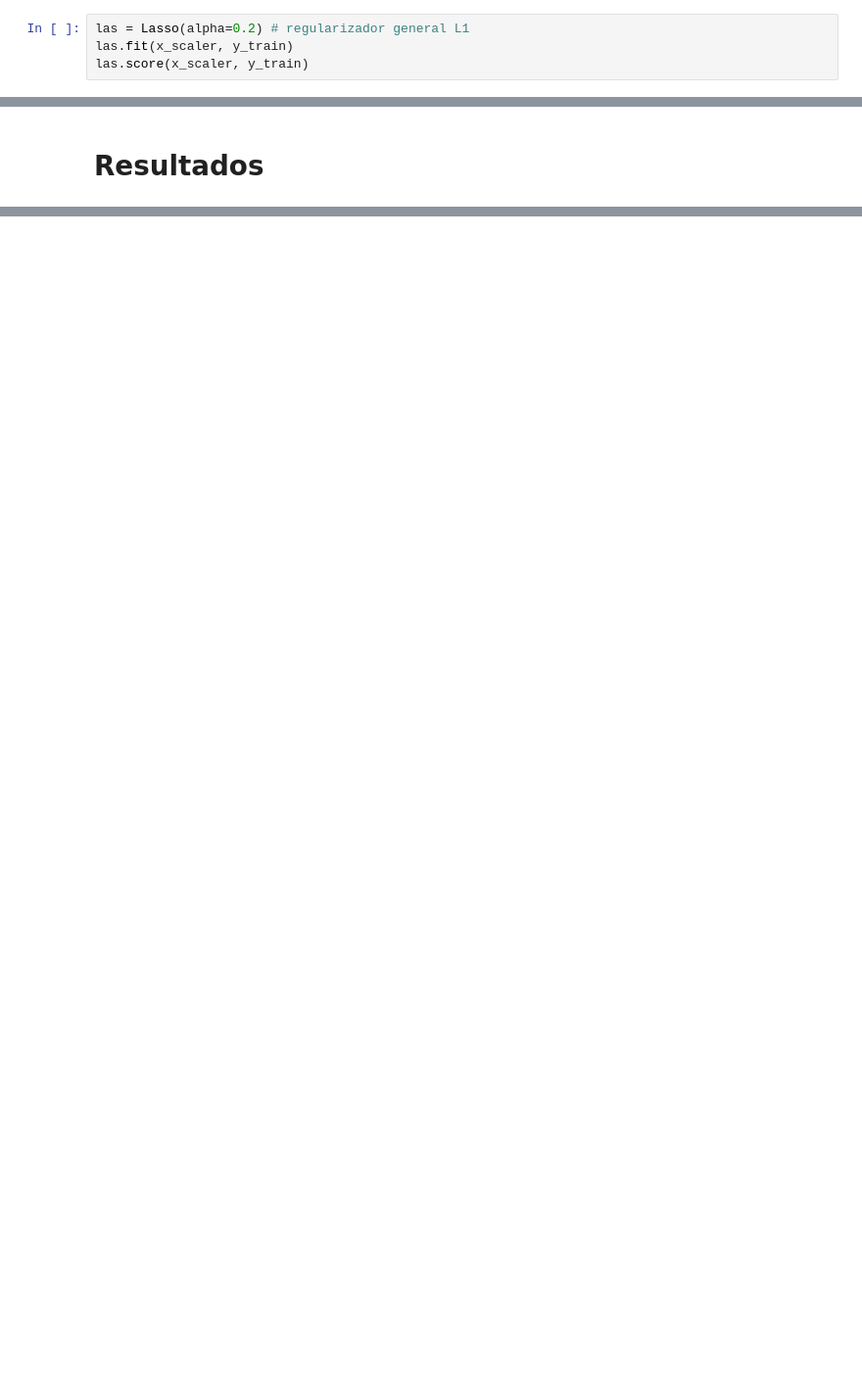
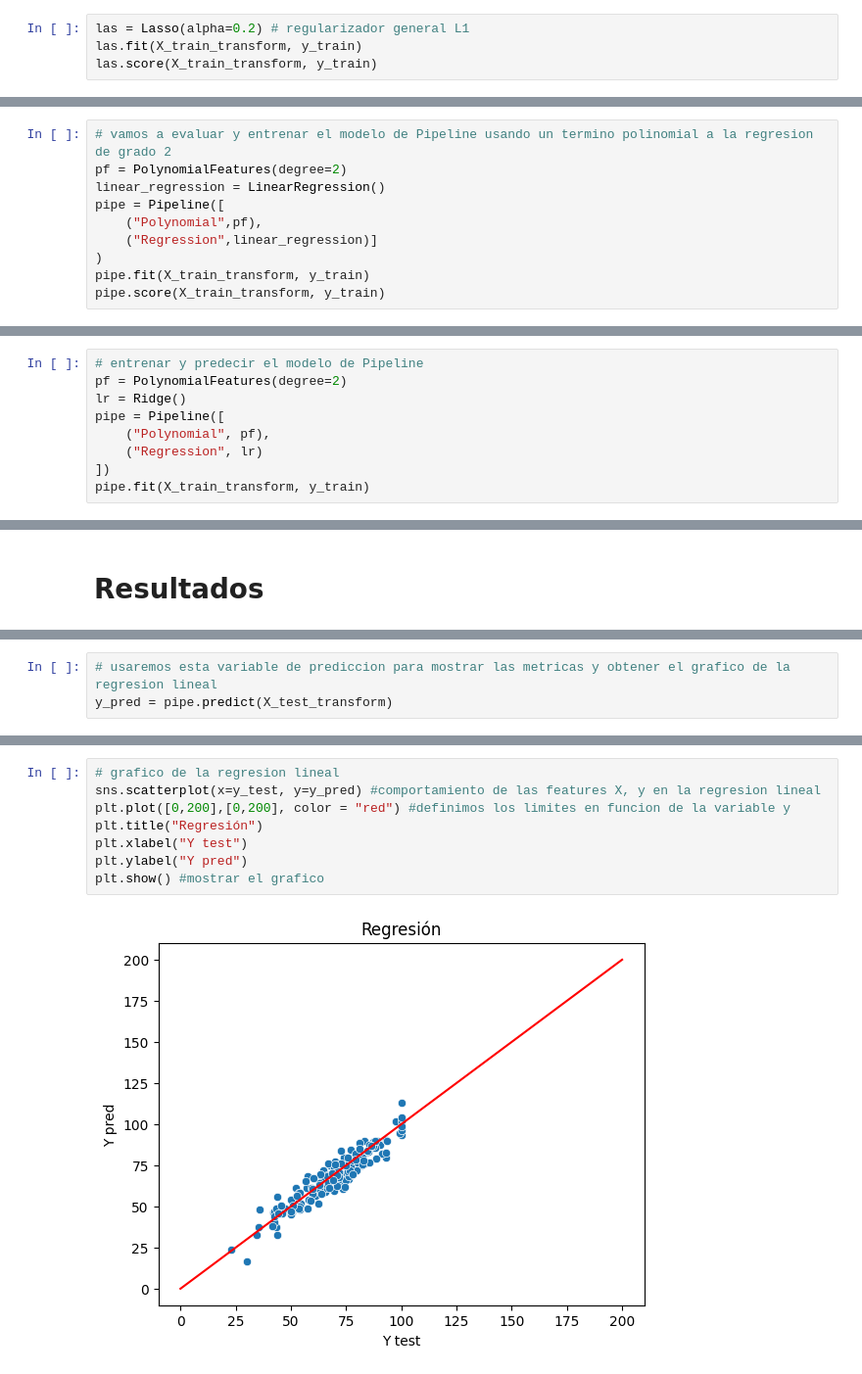
Before and after one commit to bayronbenja/Proyecto_intro_ia, a Jupyter notebook: Codigo_proyecto_ia.ipynb, the cells around one changed output, grey strips where cells are left out. Shown at 98% size. Cells and saved outputs as stored; diff of their text form; blank space fills up the shorter version.

Commit message:
resultados del modelo

```diff
--- a/Codigo_proyecto_ia.ipynb
+++ b/Codigo_proyecto_ia.ipynb
@@ -248,8 +249,8 @@ rid.score(x_scaler, y_train)
 0.9039592329592765
 # %%
 las = Lasso(alpha=0.2) # regularizador general L1
-las.fit(x_scaler, y_train)
-las.score(x_scaler, y_train)
+las.fit(X_train_transform, y_train)
+las.score(X_train_transform, y_train)
 # %% [output]
 0.9027990364365215
 # %%
@@ -258,3 +259,13 @@ cv = cross_validate(linear_regression, x_scaler, y_train)["test_score"]
 print("promedio de cross validation:", cv.mean().round(3), "desviacion estandar de cross validation:", cv.std().round(3))
 # %% [output]
 promedio de cross validation: 0.896 desviacion estandar de cross validation: 0.026
+# %%
+# vamos a evaluar y entrenar el modelo de Pipeline usando un termino polinomial a la regresion de grado 2
+pf = PolynomialFeatures(degree=2)
+linear_regression = LinearRegression()
+pipe = Pipeline([
+    ("Polynomial",pf),
+    ("Regression",linear_regression)]
+)
+pipe.fit(X_train_transform, y_train)
+pipe.score(X_train_transform, y_train)
@@ -260,0 +280,9 @@ promedio de cross validation: 0.896 desviacion estandar de cross validation: 0.0
+# %%
+# entrenar y predecir el modelo de Pipeline
+pf = PolynomialFeatures(degree=2)
+lr = Ridge()
+pipe = Pipeline([
+    ("Polynomial", pf),
+    ("Regression", lr)
+])
+pipe.fit(X_train_transform, y_train)
@@ -266,0 +304,3 @@ promedio de cross validation: 0.896 desviacion estandar de cross validation: 0.0
+# %%
+# usaremos esta variable de prediccion para mostrar las metricas y obtener el grafico de la regresion lineal
+y_pred = pipe.predict(X_test_transform)
@@ -266,0 +316,10 @@ promedio de cross validation: 0.896 desviacion estandar de cross validation: 0.0
+# %%
+# grafico de la regresion lineal
+sns.scatterplot(x=y_test, y=y_pred) #comportamiento de las features X, y en la regresion lineal
+plt.plot([0,200],[0,200], color = "red") #definimos los limites en funcion de la variable y
+plt.title("Regresión")
+plt.xlabel("Y test")
+plt.ylabel("Y pred")
+plt.show() #mostrar el grafico
+# %% [output]
+[figure, added]
```
Also changed, not shown: parts of 13 cells of this notebook.
